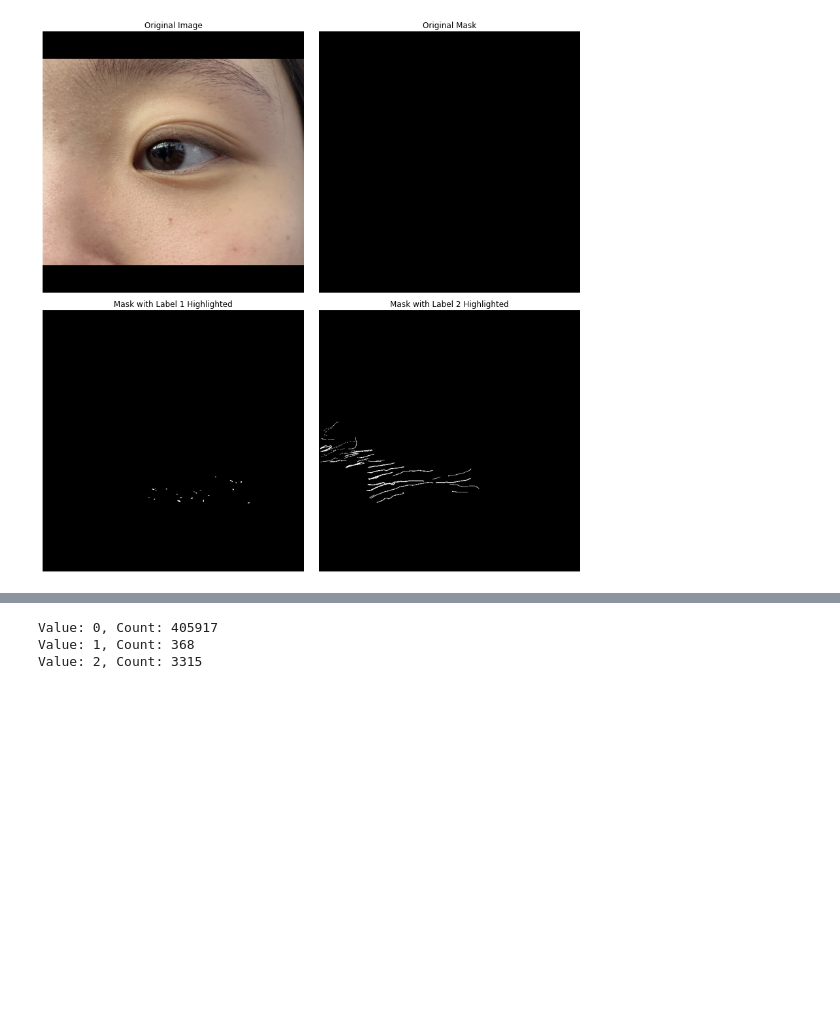
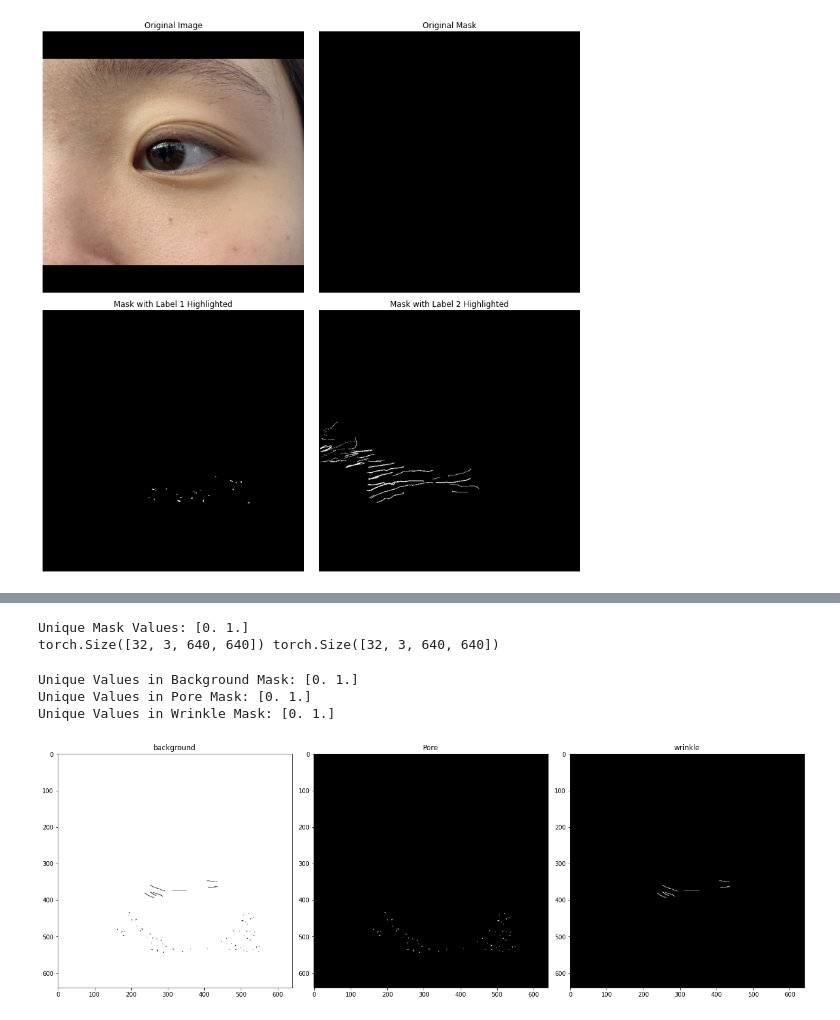
Before and after one commit to sigongjoa/skin-type-recognition, a Jupyter notebook: segmentation_models/segmentation_models_pytorch_test.ipynb, the cells around one changed output, grey strips where cells are left out. Saved outputs shown, nothing was run; the diff lists cells and outputs as text; code cells hidden in the pictures; blank space fills up the shorter version.

```diff
--- a/segmentation_models/segmentation_models_pytorch_test.ipynb
+++ b/segmentation_models/segmentation_models_pytorch_test.ipynb
@@ -76,7 +76,7 @@ import torch
 from torch.utils.data import Dataset, DataLoader
 from torchvision import transforms
 from PIL import Image
-import segmentation_models_pytorch as smp
+
 
 class SkinDataset(Dataset):
     def __init__(self, root_dir, transform=None):
@@ -100,12 +100,14 @@ class SkinDataset(Dataset):
         image = Image.open(img_path).convert("RGB")
         mask = Image.open(mask_path).convert("L")
 
+        unique_values = np.unique(mask)
+        image = self.transform(image)
 
-        image = transforms.ToTensor()(image)
-        mask = transforms.ToTensor()(mask)
-        mask = (mask * 255).to(torch.uint8)
+        mask_np = np.array(mask)
+        masks = [(mask_np == val).astype(int) for val in range(3)]
+        mask = np.stack(masks, axis=0)
+        mask = torch.tensor(mask, dtype=torch.float32)
         return image, mask
-
 
 transform = transforms.Compose([
     transforms.Resize((640, 640)),
@@ -155,18 +125,44 @@ plt.show()
-# %%
-img = masks[0].clone().cpu().numpy()
-img = img.squeeze()
-import numpy as np
-
-# Assuming img is your NumPy array
-unique_values, value_counts = np.unique(img, return_counts=True)
-
-# Print the unique values and their respective counts
-for value, count in zip(unique_values, value_counts):
-    print(f"Value: {value}, Count: {count}")
-# %% [output]
-Value: 0, Count: 405917
-Value: 1, Count: 368
-Value: 2, Count: 3315
+# %%
+for images, masks in train_loader:
+    print("Unique Mask Values:", np.unique(masks.numpy()))  # Print unique values in masks
+    print(images.shape, masks.shape)
+    break
+# %% [output]
+Unique Mask Values: [0. 1.]
+torch.Size([32, 3, 640, 640]) torch.Size([32, 3, 640, 640])
+# %%
+import numpy as np
+import matplotlib.pyplot as plt
+
+# Assuming you have masks[0][0], masks[0][1], masks[0][2] corresponding to 'background', 'Pore', and 'wrinkle'
+
+unique_values_background = np.unique(masks[0][0])
+unique_values_pore = np.unique(masks[0][1])
+unique_values_wrinkle = np.unique(masks[0][2])
+
+print("Unique Values in Background Mask:", unique_values_background)
+print("Unique Values in Pore Mask:", unique_values_pore)
+print("Unique Values in Wrinkle Mask:", unique_values_wrinkle)
+
+# Rest of your code for displaying the masks
+fig, axes = plt.subplots(1, 3, figsize=(18, 6))
+
+axes[0].imshow(masks[0][0], cmap='gray')
+axes[0].set_title('background')
+
+axes[1].imshow(masks[0][1], cmap='gray')
+axes[1].set_title('Pore')
+
+axes[2].imshow(masks[0][2], cmap='gray')
+axes[2].set_title('wrinkle')
+
+plt.tight_layout()
+plt.show()
+# %% [output]
+Unique Values in Background Mask: [0. 1.]
+Unique Values in Pore Mask: [0. 1.]
+Unique Values in Wrinkle Mask: [0. 1.]
+[figure, added]
 # %%
 model = smp.Unet(
     encoder_name="efficientnet-b0",        # choose encoder, e.g. mobilenet_v2 or efficientnet-b7
```
Also changed, not shown: parts of 12 cells of this notebook, 1 other file.
